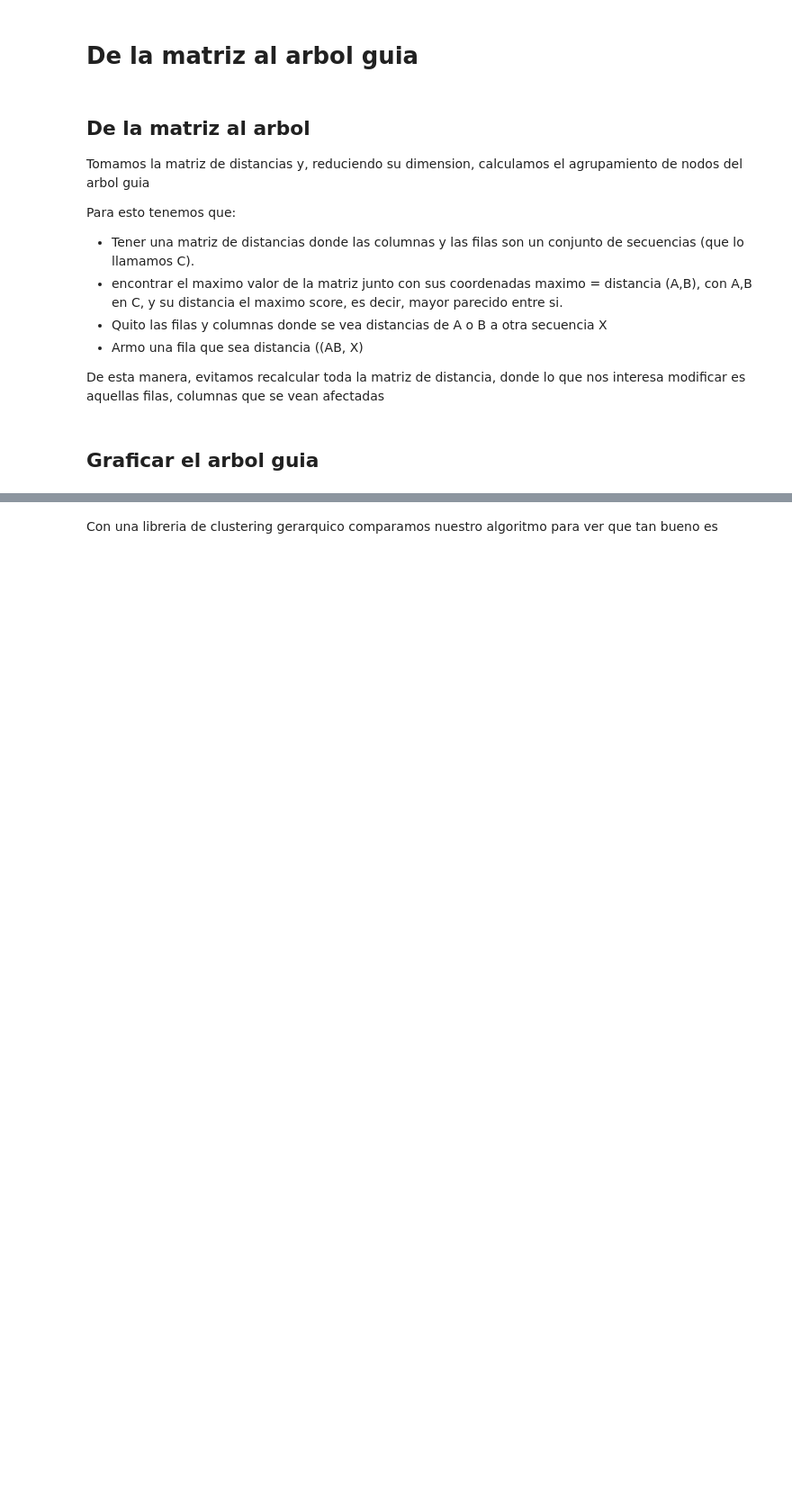
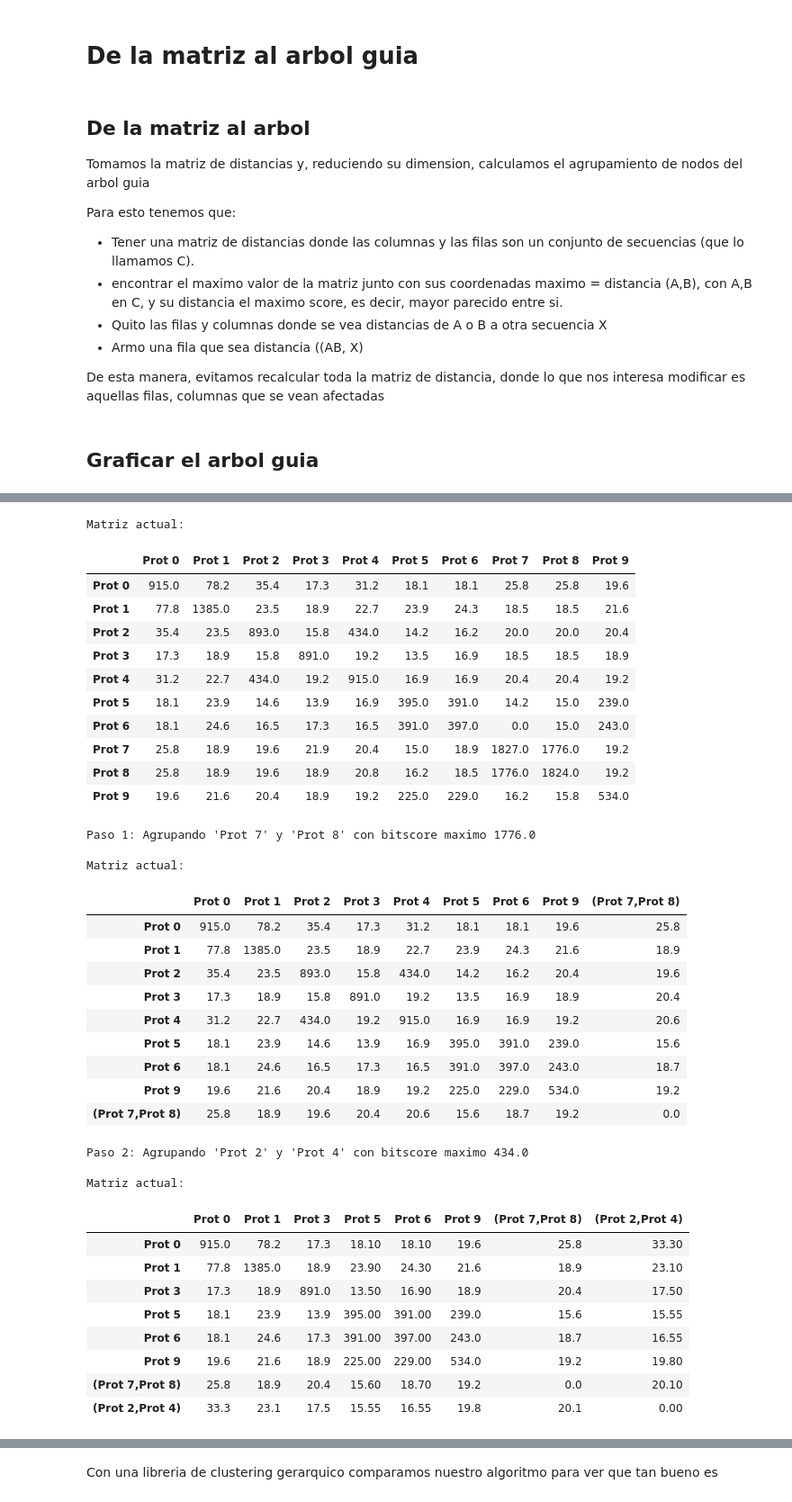
Before and after one commit to NadinaMaia/BioinformaticaAvanzada, a Jupyter notebook: tp3/TP3.ipynb, the cells around one changed output, grey strips where cells are left out. Shown at 90% size. Drawn from its saved outputs; the diff is of its cells as text; code cells hidden in the pictures; blank space fills up the shorter version.

```diff
--- a/tp3/TP3.ipynb
+++ b/tp3/TP3.ipynb
@@ -242,14 +355,18 @@ def actualizar_matriz(matriz, etiquetas, i, j):
 # %%
-matriz = matrix
-print("Reduccion de la matriz:")
-etiquetas = labels
-# === PROCESO PRINCIPAL ===
-paso = 1
-while len(etiquetas) > 1:
-    imprimir_matriz(matriz, etiquetas)
-    (i, j), min_val = encontrar_maximo(matriz)
-    print(f"\nPaso {paso}: Agrupando '{etiquetas[i]}' y '{etiquetas[j]}' con distancia mínima {min_val:.2f}")
-    matriz, etiquetas = actualizar_matriz(matriz, etiquetas, i, j)
-    paso += 1
+def armar_arbol_guia(matriz, etiquetas, tipo_score):
+      paso = 1
+      while len(etiquetas) > 1:
+          imprimir_matriz(matriz, etiquetas)
+          if tipo_score in ['bitscore', 'pident']:
+              (i, j), max_val = encontrar_maximo(matriz)
+              print(f"\nPaso {paso}: Agrupando '{etiquetas[i]}' y '{etiquetas[j]}' con {tipo_score} maximo {max_val}")
 
-print("\nÁrbol final:", etiquetas[0])
+          if tipo_score == 'evalue':
+              (i, j), min_val = encontrar_minimo(matriz)
+              print(f"\nPaso {paso}: Agrupando '{etiquetas[i]}' y '{etiquetas[j]}' con evalue mínimo {min_val}")
+
+          matriz, etiquetas = actualizar_matriz(matriz, etiquetas, i, j)
+          paso += 1
+
+      print("\nÁrbol final:", etiquetas[0])
+      return etiquetas[0]
@@ -292,0 +373,52 @@ Phylo.draw(tree)
+# %%
+
+evalue_matrix, bitscore_matrix, pident_matrix = obtener_matriz_blast_scores(lista_quinasas, blosum60_df)
+
+labels = [ f"Prot {i}" for i in range(len(lista_quinasas))]
+arbol_bitscore = armar_arbol_guia(bitscore_matrix, labels, 'bitscore')
+labels = [ f"Prot {i}" for i in range(len(lista_quinasas))]
+arbol_pident = armar_arbol_guia(pident_matrix, labels, 'pident')
+labels = [ f"Prot {i}" for i in range(len(lista_quinasas))]
+arbol_evalue = armar_arbol_guia(evalue_matrix, labels, 'evalue')
+
+tree_bitscore = Phylo.read(StringIO(arbol_bitscore), "newick")
+tree_pident = Phylo.read(StringIO(arbol_pident), "newick")
+tree_evalue = Phylo.read(StringIO(arbol_evalue), "newick")
+# %% [output]
+Matriz actual:
+|  | Prot 0 | Prot 1 | Prot 2 | Prot 3 | Prot 4 | Prot 5 | Prot 6 | Prot 7 | Prot 8 | Prot 9 |
+| Prot 0 | 915.0 | 78.2 | 35.4 | 17.3 | 31.2 | 18.1 | 18.1 | 25.8 | 25.8 | 19.6 |
+| Prot 1 | 77.8 | 1385.0 | 23.5 | 18.9 | 22.7 | 23.9 | 24.3 | 18.5 | 18.5 | 21.6 |
+| Prot 2 | 35.4 | 23.5 | 893.0 | 15.8 | 434.0 | 14.2 | 16.2 | 20.0 | 20.0 | 20.4 |
+| Prot 3 | 17.3 | 18.9 | 15.8 | 891.0 | 19.2 | 13.5 | 16.9 | 18.5 | 18.5 | 18.9 |
+| Prot 4 | 31.2 | 22.7 | 434.0 | 19.2 | 915.0 | 16.9 | 16.9 | 20.4 | 20.4 | 19.2 |
+| Prot 5 | 18.1 | 23.9 | 14.6 | 13.9 | 16.9 | 395.0 | 391.0 | 14.2 | 15.0 | 239.0 |
+| Prot 6 | 18.1 | 24.6 | 16.5 | 17.3 | 16.5 | 391.0 | 397.0 | 0.0 | 15.0 | 243.0 |
+| Prot 7 | 25.8 | 18.9 | 19.6 | 21.9 | 20.4 | 15.0 | 18.9 | 1827.0 | 1776.0 | 19.2 |
+| Prot 8 | 25.8 | 18.9 | 19.6 | 18.9 | 20.8 | 16.2 | 18.5 | 1776.0 | 1824.0 | 19.2 |
+| Prot 9 | 19.6 | 21.6 | 20.4 | 18.9 | 19.2 | 225.0 | 229.0 | 16.2 | 15.8 | 534.0 |
+Paso 1: Agrupando 'Prot 7' y 'Prot 8' con bitscore maximo 1776.0
+
+Matriz actual:
+|  | Prot 0 | Prot 1 | Prot 2 | Prot 3 | Prot 4 | Prot 5 | Prot 6 | Prot 9 | (Prot 7,Prot 8) |
+| Prot 0 | 915.0 | 78.2 | 35.4 | 17.3 | 31.2 | 18.1 | 18.1 | 19.6 | 25.8 |
+| Prot 1 | 77.8 | 1385.0 | 23.5 | 18.9 | 22.7 | 23.9 | 24.3 | 21.6 | 18.9 |
+| Prot 2 | 35.4 | 23.5 | 893.0 | 15.8 | 434.0 | 14.2 | 16.2 | 20.4 | 19.6 |
+| Prot 3 | 17.3 | 18.9 | 15.8 | 891.0 | 19.2 | 13.5 | 16.9 | 18.9 | 20.4 |
+| Prot 4 | 31.2 | 22.7 | 434.0 | 19.2 | 915.0 | 16.9 | 16.9 | 19.2 | 20.6 |
+| Prot 5 | 18.1 | 23.9 | 14.6 | 13.9 | 16.9 | 395.0 | 391.0 | 239.0 | 15.6 |
+| Prot 6 | 18.1 | 24.6 | 16.5 | 17.3 | 16.5 | 391.0 | 397.0 | 243.0 | 18.7 |
+| Prot 9 | 19.6 | 21.6 | 20.4 | 18.9 | 19.2 | 225.0 | 229.0 | 534.0 | 19.2 |
+| (Prot 7,Prot 8) | 25.8 | 18.9 | 19.6 | 20.4 | 20.6 | 15.6 | 18.7 | 19.2 | 0.0 |
+Paso 2: Agrupando 'Prot 2' y 'Prot 4' con bitscore maximo 434.0
+
+Matriz actual:
+|  | Prot 0 | Prot 1 | Prot 3 | Prot 5 | Prot 6 | Prot 9 | (Prot 7,Prot 8) | (Prot 2,Prot 4) |
+| Prot 0 | 915.0 | 78.2 | 17.3 | 18.10 | 18.10 | 19.6 | 25.8 | 33.30 |
+| Prot 1 | 77.8 | 1385.0 | 18.9 | 23.90 | 24.30 | 21.6 | 18.9 | 23.10 |
+| Prot 3 | 17.3 | 18.9 | 891.0 | 13.50 | 16.90 | 18.9 | 20.4 | 17.50 |
+| Prot 5 | 18.1 | 23.9 | 13.9 | 395.00 | 391.00 | 239.0 | 15.6 | 15.55 |
+| Prot 6 | 18.1 | 24.6 | 17.3 | 391.00 | 397.00 | 243.0 | 18.7 | 16.55 |
+| Prot 9 | 19.6 | 21.6 | 18.9 | 225.00 | 229.00 | 534.0 | 19.2 | 19.80 |
+| (Prot 7,Prot 8) | 25.8 | 18.9 | 20.4 | 15.60 | 18.70 | 19.2 | 0.0 | 20.10 |
+| (Prot 2,Prot 4) | 33.3 | 23.1 | 17.5 | 15.55 | 16.55 | 19.8 | 20.1 | 0.00 |
```
Also changed, not shown: parts of 28 cells of this notebook.
